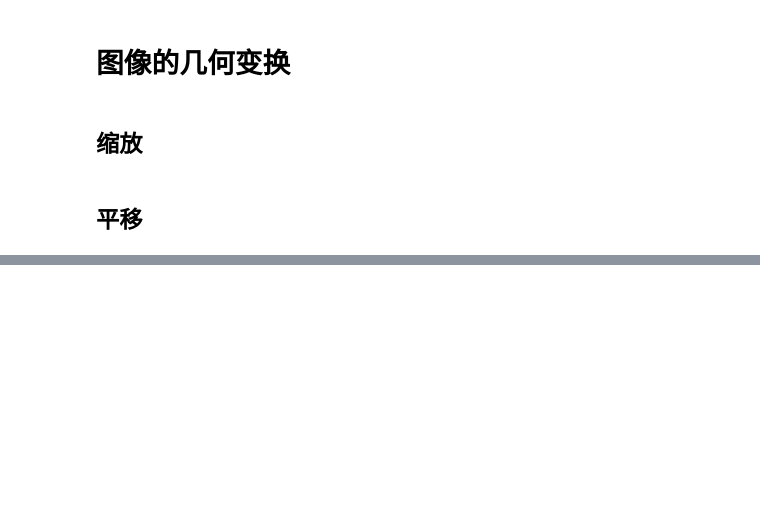
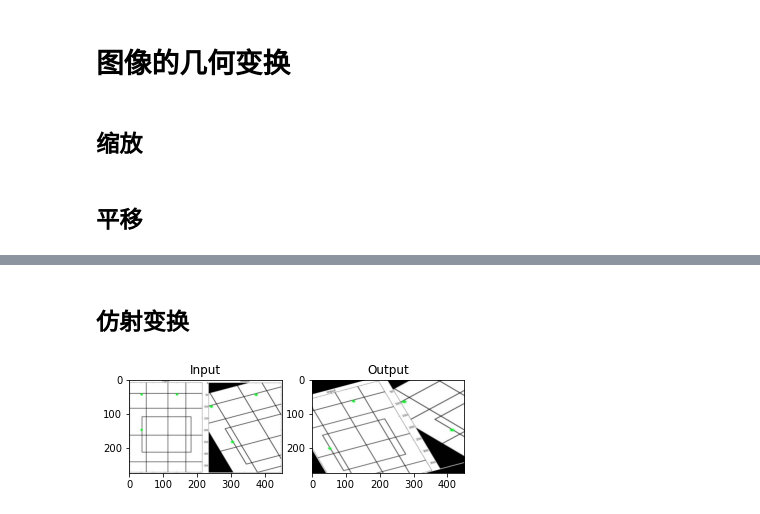
Before and after one commit to ghcn345/OpenCV, a Jupyter notebook: 4-图像处理.ipynb, the cells around one changed output, grey strips where cells are left out. Cells and saved outputs as stored; diff of their text form; code cells hidden in the pictures; blank space fills up the shorter version.

Commit message:
transform

```diff
--- a/4-图像处理.ipynb
+++ b/4-图像处理.ipynb
@@ -65,0 +79,14 @@ cv.destroyAllWindows()
+# %% [markdown]
+## 仿射变换
+# %%
+img = cv.imread('drawing.jpg')
+rows,cols,ch = img.shape
+pts1 = np.float32([[50,50],[200,50],[50,200]])
+pts2 = np.float32([[10,100],[200,50],[100,250]])
+M = cv.getAffineTransform(pts1,pts2)
+dst = cv.warpAffine(img,M,(cols,rows))
+plt.subplot(121),plt.imshow(img),plt.title('Input')
+plt.subplot(122),plt.imshow(dst),plt.title('Output')
+plt.show()
+# %% [output]
+[figure, added]
```
Also changed, not shown: parts of 6 cells of this notebook.
